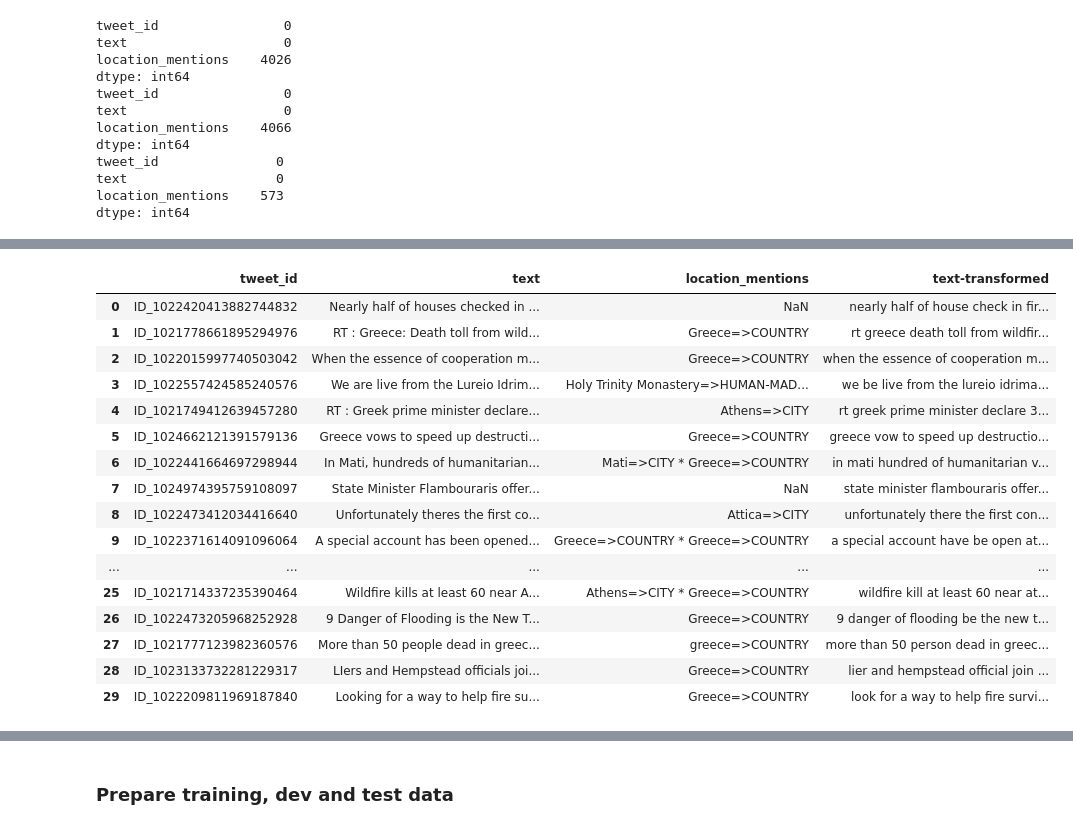
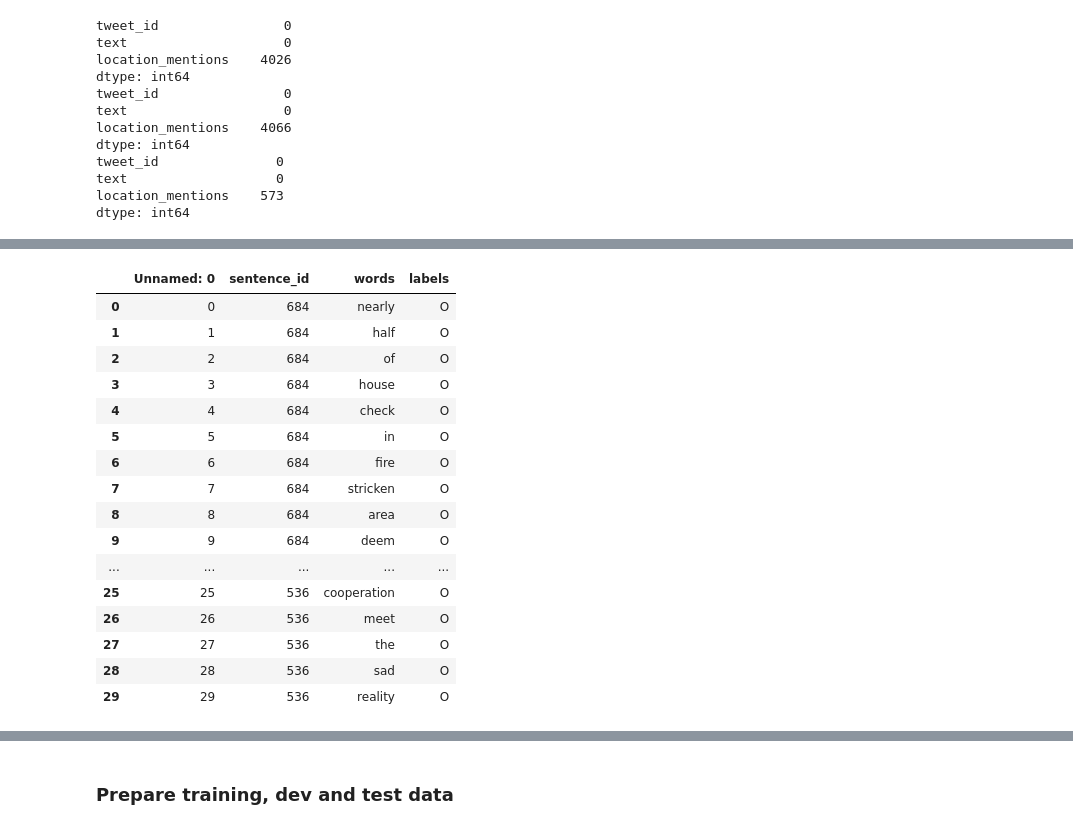
Before and after one commit to Genereux-akotenou/MSL-Location-Mention-Recognition, a Jupyter notebook: approach_3/transformers_3.ipynb, the cells around one changed output, grey strips where cells are left out. Saved outputs shown, nothing was run; the diff lists cells and outputs as text; code cells hidden in the pictures.

```diff
--- a/approach_3/transformers_3.ipynb
+++ b/approach_3/transformers_3.ipynb
@@ -29,21 +25,29 @@ Requirement already satisfied: tqdm in /opt/anaconda3/lib/python3.11/site-packag
 # %%
 # general utils
+import werpy
 import numpy as np
 import pandas as pd
+import seaborn as sns
 import stanza, os, sys
+import matplotlib.pyplot as plt
 from sklearn.model_selection import train_test_split
 from sklearn.preprocessing import LabelEncoder
 from sklearn.metrics import accuracy_score
 from simpletransformers.ner import NERModel, NERArgs
-pd.set_option('display.max_colwidth', 1000)
+pd.set_option('display.max_colwidth', 500)
 
 # utils setup
 current_directory = os.getcwd()
 root_directory = os.path.abspath(os.path.join(current_directory, os.pardir))
 sys.path.append(root_directory)
 
+# logging
+import wandb
+os.environ["WANDB_NOTEBOOK_NAME"] = "transformers_3.ipynb"
+
 # custom utils
 from utils.io import Predictions
+from utils.metrics import LMR_Metrics
 from utils.io import LMR_BILOU_Scrapper, LMR_JSON_Scrapper
 from utils.preprocessing import Preprocess
 # %% [markdown]
@@ -151,10 +158,12 @@ dtype: int64
 # %%
-df_train = Preprocess.remove_non_ascii(df_train, column_name='text')
-df_train = Preprocess.remove_usertag(df_train, column_name='text')
-df_train = Preprocess.reformat_hashtag(df_train, column_name='text')
-df_train_ = df_train[:50]
-df_train_ = Preprocess.remove_stop_words(df_train_, column_name='text', new_col="text-transformed", transformation=[
-    "tokenize", "lemma", "lower"], save_in="../data/transformed/train.lemma.csv")
-df_tag_train_ = Preprocess.build_bilou_encoding(df_train_, text_col="text", save_in="../data/transformed/train.tag.csv")
-
-df_tag_train_.head(60)
+# TRAIN
+train_path = "../data/transformed/train.tag.csv"
+if not os.path.exists(train_path):
+    df_train = Preprocess.remove_non_ascii(df_train, column_name='text')
+    df_train = Preprocess.remove_usertag(df_train, column_name='text')
+    df_train = Preprocess.reformat_hashtag(df_train, column_name='text')
+    df_train = Preprocess.remove_stop_words(df_train, column_name='text', new_col="text_transformed", transformation=[
+        "tokenize", "lemma", "lower"], save_in="../data/transformed/train.lemma.csv")
+    df_tag_train = Preprocess.build_bilou_encoding(df_train, text_col="text_transformed", save_in=train_path)
+else:
+    df_tag_train = pd.read_csv(train_path)
@@ -184,20 +193,20 @@ See the caveats in the documentation: https://pandas.pydata.org/pandas-docs/stab
 # %%
-df_train_.head(30)
+df_tag_train.head(30)
 # %% [output]
-|  | tweet_id | text | location_mentions | text-transformed |
-| 0 | ID_1022420413882744832 | Nearly half of houses checked in ... | NaN | nearly half of house check in fir... |
-| 1 | ID_1021778661895294976 | RT : Greece: Death toll from wild... | Greece=>COUNTRY | rt greece death toll from wildfir... |
-| 2 | ID_1022015997740503042 | When the essence of cooperation m... | Greece=>COUNTRY | when the essence of cooperation m... |
-| 3 | ID_1022557424585240576 | We are live from the Lureio Idrim... | Holy Trinity Monastery=>HUMAN-MAD... | we be live from the lureio idrima... |
-| 4 | ID_1021749412639457280 | RT : Greek prime minister declare... | Athens=>CITY | rt greek prime minister declare 3... |
-| 5 | ID_1024662121391579136 | Greece vows to speed up destructi... | Greece=>COUNTRY | greece vow to speed up destructio... |
-| 6 | ID_1022441664697298944 | In Mati, hundreds of humanitarian... | Mati=>CITY * Greece=>COUNTRY | in mati hundred of humanitarian v... |
-| 7 | ID_1024974395759108097 | State Minister Flambouraris offer... | NaN | state minister flambouraris offer... |
-| 8 | ID_1022473412034416640 | Unfortunately theres the first co... | Attica=>CITY | unfortunately there the first con... |
-| 9 | ID_1022371614091096064 | A special account has been opened... | Greece=>COUNTRY * Greece=>COUNTRY | a special account have be open at... |
+|  | Unnamed: 0 | sentence_id | words | labels |
+| 0 | 0 | 684 | nearly | O |
+| 1 | 1 | 684 | half | O |
+| 2 | 2 | 684 | of | O |
+| 3 | 3 | 684 | house | O |
+| 4 | 4 | 684 | check | O |
+| 5 | 5 | 684 | in | O |
+| 6 | 6 | 684 | fire | O |
+| 7 | 7 | 684 | stricken | O |
+| 8 | 8 | 684 | area | O |
+| 9 | 9 | 684 | deem | O |
 | ... | ... | ... | ... | ... |
-| 25 | ID_1021714337235390464 | Wildfire kills at least 60 near A... | Athens=>CITY * Greece=>COUNTRY | wildfire kill at least 60 near at... |
-| 26 | ID_1022473205968252928 | 9 Danger of Flooding is the New T... | Greece=>COUNTRY | 9 danger of flooding be the new t... |
-| 27 | ID_1021777123982360576 | More than 50 people dead in greec... | greece=>COUNTRY | more than 50 person dead in greec... |
-| 28 | ID_1023133732281229317 | LIers and Hempstead officials joi... | Greece=>COUNTRY | lier and hempstead official join ... |
-| 29 | ID_1022209811969187840 | Looking for a way to help fire su... | Greece=>COUNTRY | look for a way to help fire survi... |
+| 25 | 25 | 536 | cooperation | O |
+| 26 | 26 | 536 | meet | O |
+| 27 | 27 | 536 | the | O |
+| 28 | 28 | 536 | sad | O |
+| 29 | 29 | 536 | reality | O |
```
Also changed, not shown: parts of 40 cells of this notebook, 21 other files.
